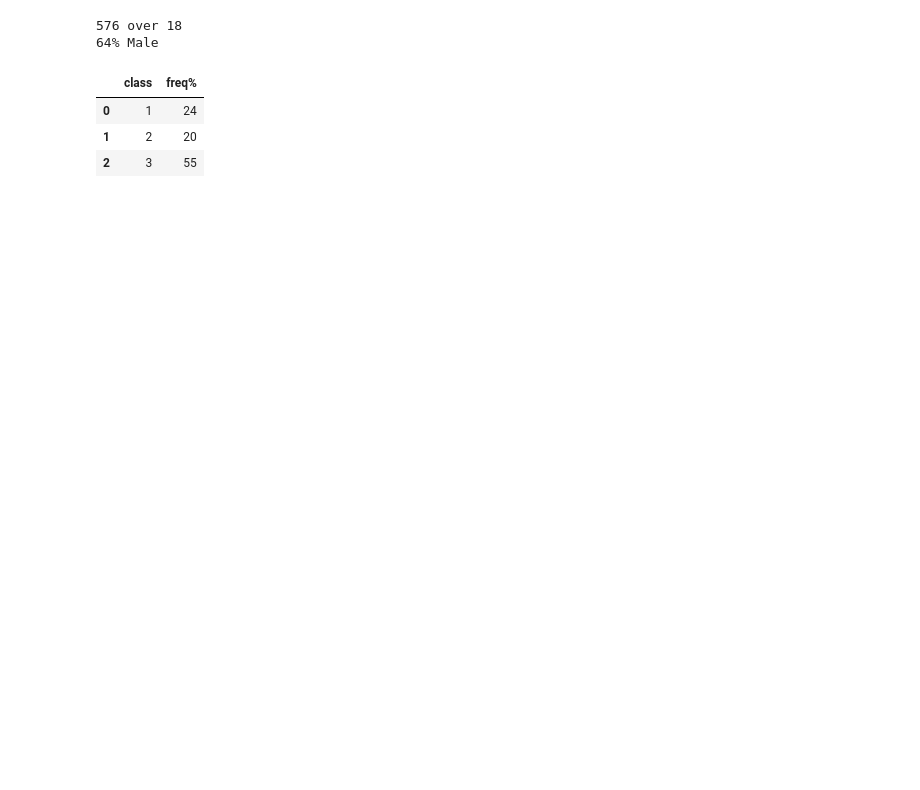
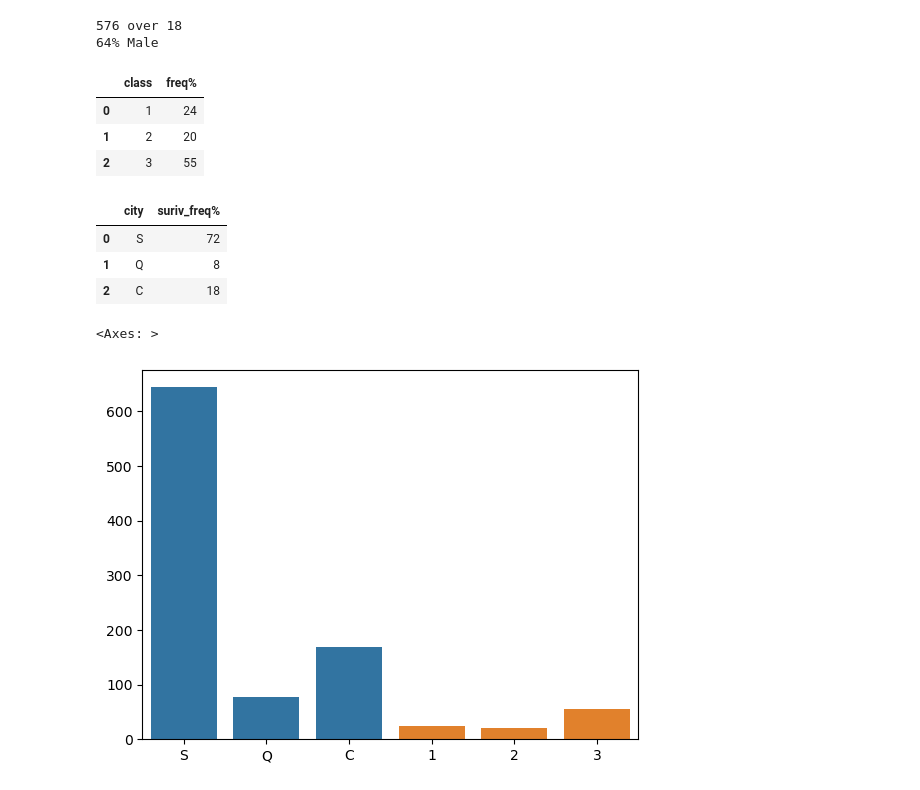
Before and after one commit to Duedot43/AIClass, a Jupyter notebook: Simester One/Titanic/Titanic.ipynb, the cells around one changed output. Drawn from its saved outputs; the diff is of its cells as text; code cells hidden in the pictures; blank space fills up the shorter version.

```diff
--- a/Simester One/Titanic/Titanic.ipynb
+++ b/Simester One/Titanic/Titanic.ipynb
@@ -37,7 +37,7 @@ import pandas as pd
 data = pd.read_csv("titanic.csv")
 ammount = data.count()['PassengerId']
 
-columns = ['class', 'freq%']
+columns = ['age', 'freq%']
 count = pd.DataFrame([(1,0), (2,0), (3,0)], columns=columns)
 for x in data['Pclass'].tolist():
     try:
@@ -55,3 +55,58 @@ display(count)
 | 0 | 1 | 24 |
 | 1 | 2 | 20 |
 | 2 | 3 | 55 |
+# %%
+import pandas as pd
+
+data = pd.read_csv("titanic.csv")
+ammount = data.count()['PassengerId']
+
+columns = ['city', 'suriv_freq%']
+count = pd.DataFrame([('S',0), ('Q',0), ('C',0)], columns=columns)
+city = {"S":0, "Q":1, "C":2}
+for x in data['Embarked'].tolist():
+    try:
+        #count['freq'][x-1] += 1
+        #count.loc[x-1]["freq"] += 1
+
+        count.at[city[x], 'suriv_freq%'] += 1
+    except:
+        continue
+
+for x in range(3):
+    count.at[x, 'suriv_freq%'] = int((count['suriv_freq%'][x]/ammount)*100)
+display(count)
+# %% [output]
+|  | city | suriv_freq% |
+| 0 | S | 72 |
+| 1 | Q | 8 |
+| 2 | C | 18 |
+# %%
+import pandas as pd
+import seaborn
+
+data = pd.read_csv("titanic.csv")
+
+boarded = {"S":0, "Q":0, "C":0}
+pclass = {1:0, 2:0, 3:0}
+ammount = data.count()['PassengerId']
+
+
+for x in data['Embarked'].tolist():
+    try:
+        boarded[x] += 1
+    except:
+        continue
+seaborn.barplot(boarded)
+
+for x in data['Pclass'].tolist():
+    pclass[x] += 1
+
+
+for x in range(1, 4):
+    pclass[x] = int((pclass[x] / ammount)*100)
+
+seaborn.barplot(pclass)
+# %% [output]
+<Axes: >
+[figure, added]
```
Also changed, not shown: parts of 2 cells of this notebook, 1 other file.
